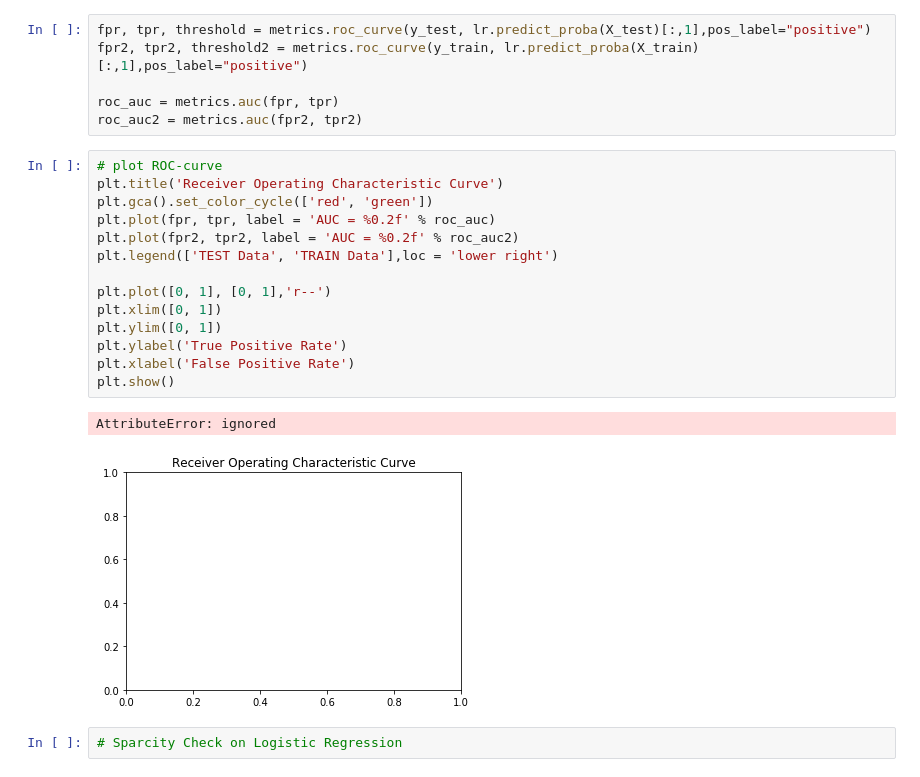
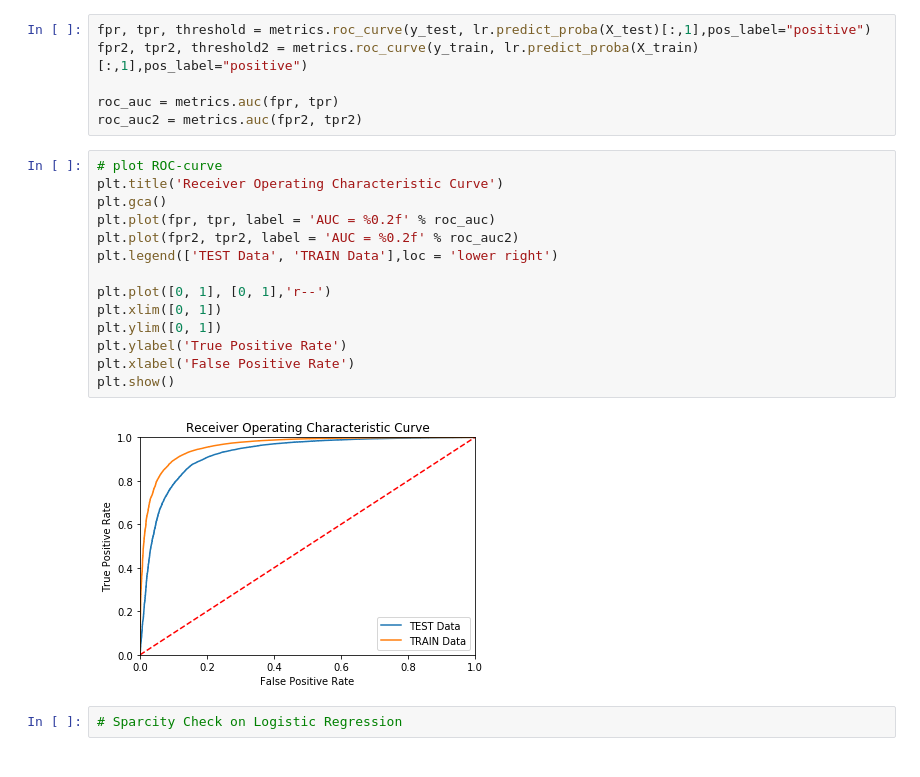
Before and after one commit to LIMON100/Amazon-Fine-Food-Reviews, a Jupyter notebook: LogisticRegression_on_Amazon_Fine_Food_Reviews.ipynb, the cells around one changed output. Saved outputs shown, nothing was run; the diff lists cells and outputs as text.

```diff
--- a/LogisticRegression_on_Amazon_Fine_Food_Reviews.ipynb
+++ b/LogisticRegression_on_Amazon_Fine_Food_Reviews.ipynb
@@ -697,20 +701,19 @@ roc_auc2 = metrics.auc(fpr2, tpr2)
 # %%
 # plot ROC-curve
 plt.title('Receiver Operating Characteristic Curve')
-plt.gca().set_color_cycle(['red', 'green'])
+plt.gca()
 plt.plot(fpr, tpr, label = 'AUC = %0.2f' % roc_auc)
 plt.plot(fpr2, tpr2, label = 'AUC = %0.2f' % roc_auc2)
 plt.legend(['TEST Data', 'TRAIN Data'],loc = 'lower right')
 
 plt.plot([0, 1], [0, 1],'r--')
 plt.xlim([0, 1])
 plt.ylim([0, 1])
 plt.ylabel('True Positive Rate')
 plt.xlabel('False Positive Rate')
 plt.show()
 # %% [output]
-AttributeError: ignored
-[figure, old version]
+[figure, new version]
 # %%
 # Sparcity Check on Logistic Regression
 # %%
```
Also changed, not shown: parts of 21 cells of this notebook.
